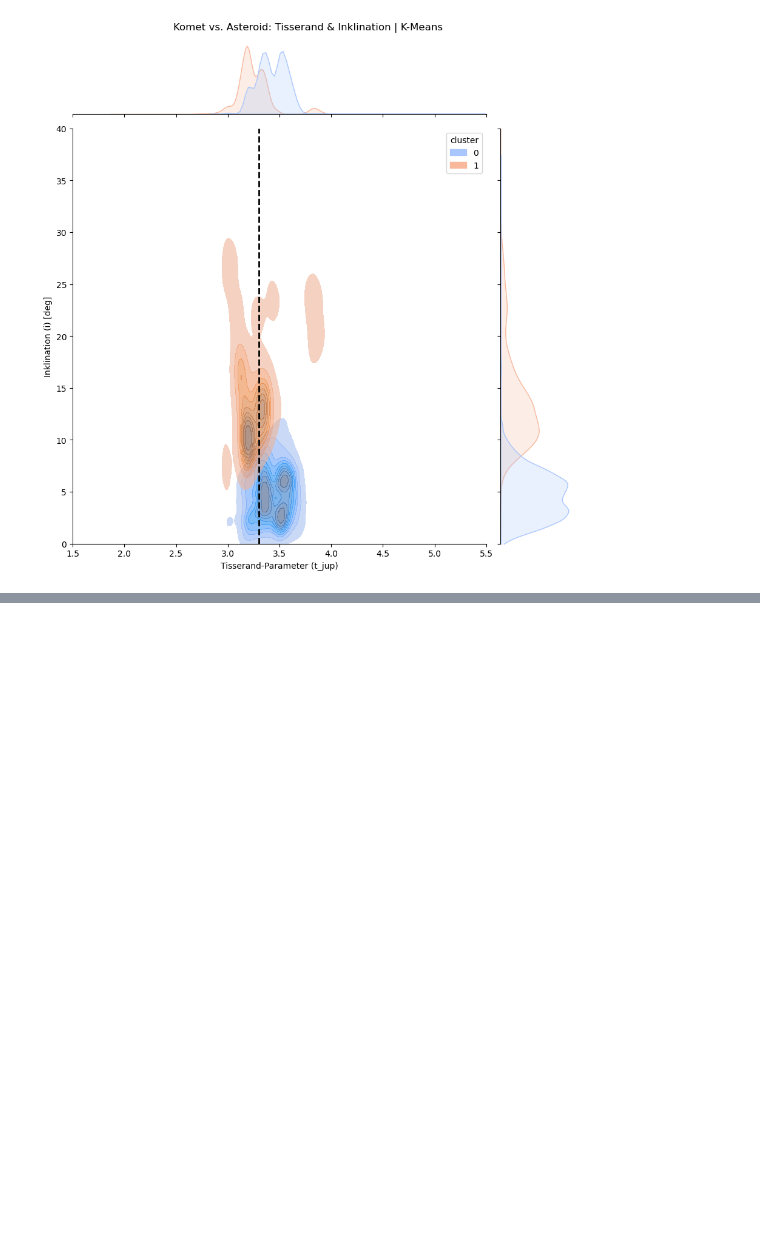
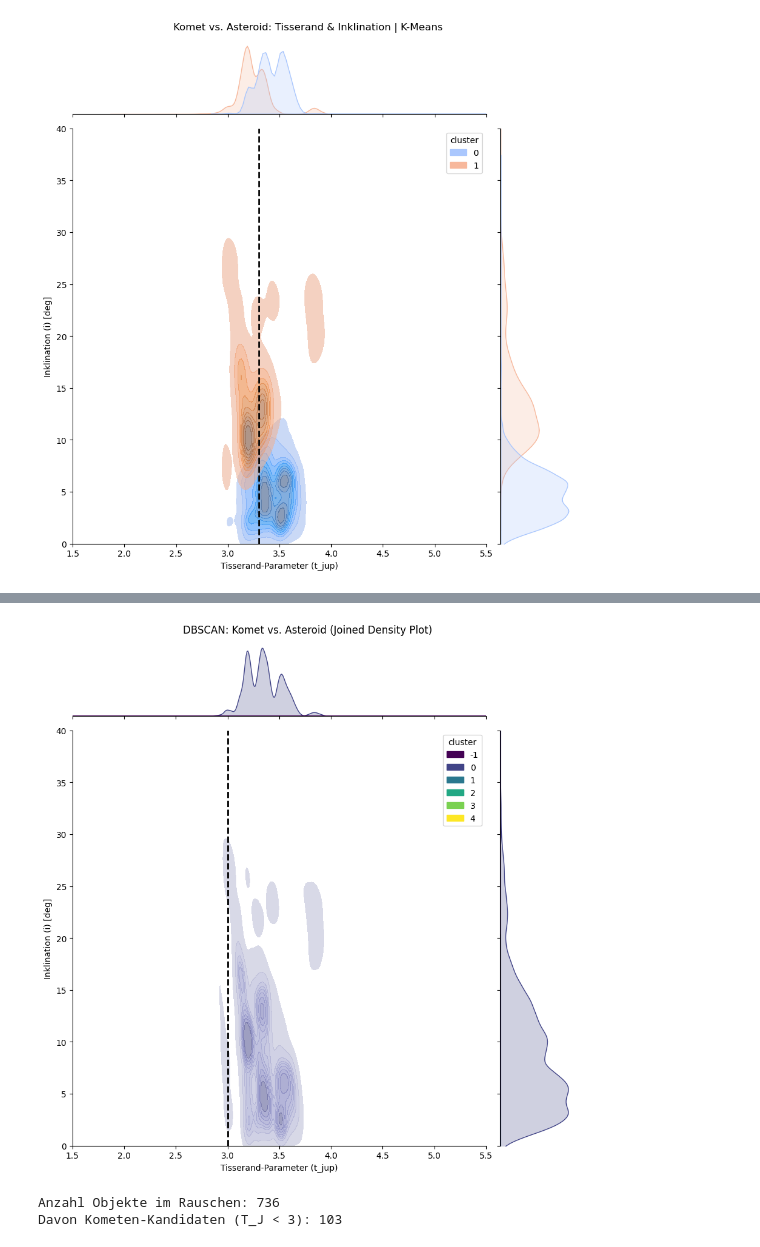
Before and after one commit to Chr1s21/MeteoritenPr-si, a Jupyter notebook: clustering/kometVsAsteroid.ipynb, the cells around one changed output, grey strips where cells are left out. Cells and saved outputs as stored; diff of their text form; code cells hidden in the pictures; blank space fills up the shorter version.

Commit message:
added joined diagram for asteroids

```diff
--- a/clustering/kometVsAsteroid.ipynb
+++ b/clustering/kometVsAsteroid.ipynb
@@ -195,3 +195,52 @@ Als Rauschen (Noise) klassifiziert: 736
+# %%
+# --- Joint Plot für DBSCAN (Vergleichbar mit K-Means) ---
+
+# 1. Sampling für Performance (KDE Plots sind sehr rechenintensiv)
+# Wir nehmen max. 20.000 Punkte aus dem DBSCAN-Ergebnis (X_sample)
+if len(X_sample) > 200000:
+    df_dbscan_plot = X_sample.sample(n=200000, random_state=42)
+else:
+    df_dbscan_plot = X_sample
+
+# 2. Der Plot
+g = sns.jointplot(
+    data=df_dbscan_plot,
+    x='t_jup',
+    y='i',
+    hue='cluster',      # Färbt nach den DBSCAN-Clustern (-1 ist Rauschen)
+    kind='kde',         # 'kde' für die Dichte-Darstellung (wie bei K-Means)
+    palette='viridis',  # 'viridis' oder 'coolwarm' für gute Unterscheidung
+    fill=True,          # Flächen füllen
+    alpha=0.6,          # Transparenz
+    height=9,
+    xlim=(1.5, 5.5),    # Gleicher Ausschnitt wie beim K-Means Plot
+    ylim=(0, 40)
+)
+
+# 3. Titel und Hilfslinien
+g.fig.suptitle('DBSCAN: Komet vs. Asteroid (Joined Density Plot)', y=1.02)
+g.set_axis_labels('Tisserand-Parameter (t_jup)', 'Inklination (i) [deg]')
+
+# Die klassische Kometen-Grenze einzeichnen (T_J = 3.0)
+# (Hinweis: In deinem K-Means Code war sie bei 3.3, hier ist 3.0 physikalisch üblicher,
+# aber du kannst es anpassen, um konsistent zu bleiben)
+g.ax_joint.axvline(x=3.0, color='black', linestyle='--', linewidth=2, label='Grenze T_J=3.0')
+
+plt.show()
+# %% [output]
+[figure, added]
+# %%
+# Filtere das Rauschen heraus
+noise = X_sample[X_sample['cluster'] == -1]
+
+# Suche nach echten Kometen im Rauschen
+comets_in_noise = noise[noise['t_jup'] < 3.0]
+
+print(f"Anzahl Objekte im Rauschen: {len(noise)}")
+print(f"Davon Kometen-Kandidaten (T_J < 3): {len(comets_in_noise)}")
+# %% [output]
+Anzahl Objekte im Rauschen: 736
+Davon Kometen-Kandidaten (T_J < 3): 103
 # %%
 import os
 
```
Also changed, not shown: parts of 2 cells of this notebook, 1 other file.
